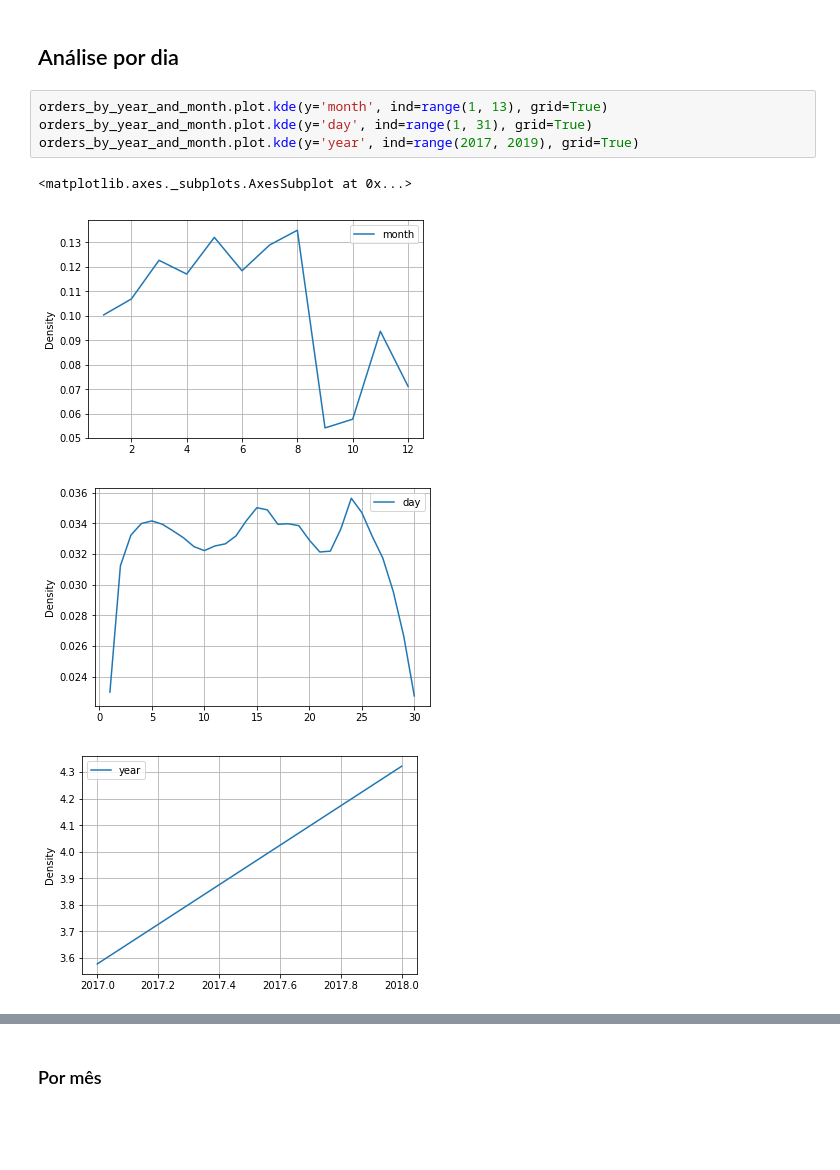
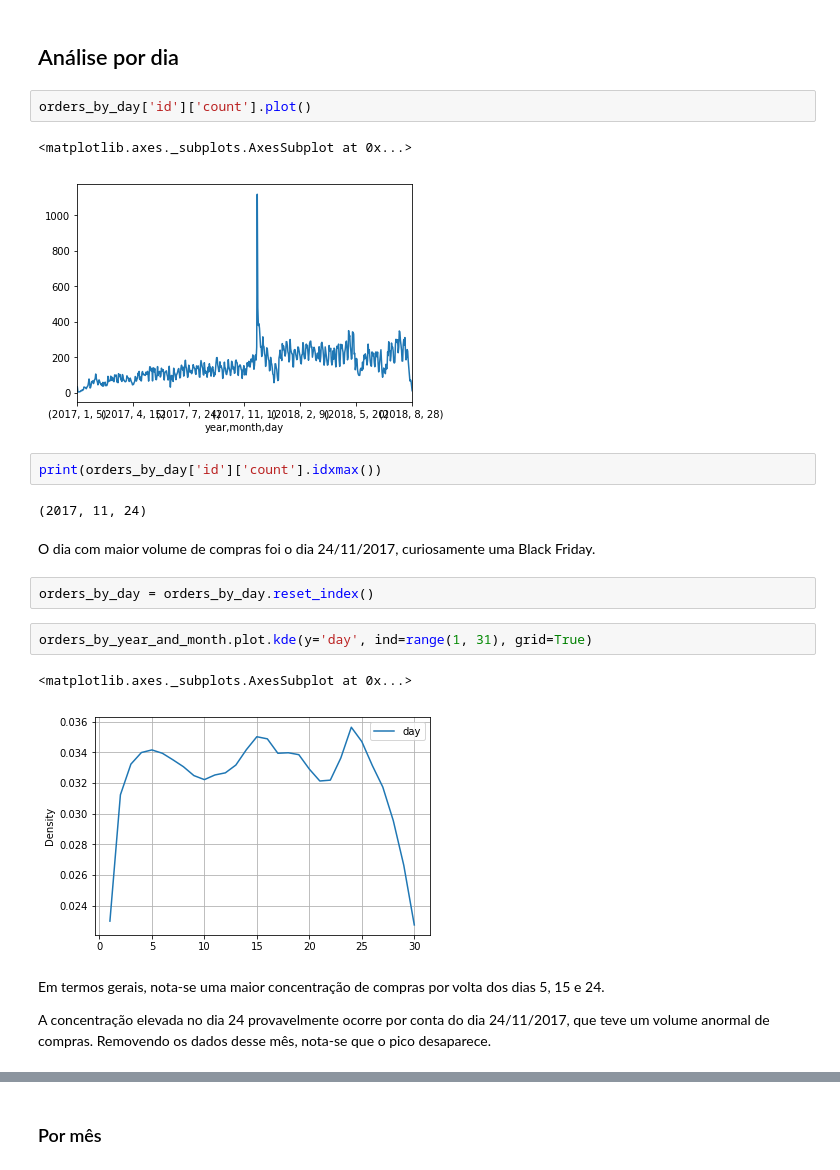
Before and after one commit to GuiBrandt/e-commerce, a Jupyter notebook: Sprint 1/Hipóteses.ipynb, the cells around one changed output, grey strips where cells are left out. Saved outputs shown, nothing was run; the diff lists cells and outputs as text; blank space fills up the shorter version.

```diff
--- a/Sprint 1/Hipóteses.ipynb
+++ b/Sprint 1/Hipóteses.ipynb
@@ -164,12 +176,25 @@ Como descobrimos com o Luan, a quantidade de dados (só 16 pontos, jan-ago 2017
 A alternativa levantada foi, então, usar dados diários ao invés de mensais.
 # %% [markdown]
 ## Análise por dia
+# %%
+orders_by_day['id']['count'].plot()
+# %% [output]
+<matplotlib.axes._subplots.AxesSubplot at 0x...>
+[figure, added]
+# %%
+print(orders_by_day['id']['count'].idxmax())
+# %% [output]
+(2017, 11, 24)
+# %% [markdown]
+O dia com maior volume de compras foi o dia 24/11/2017, curiosamente uma Black Friday.
+# %%
+orders_by_day = orders_by_day.reset_index()
 # %%
-orders_by_year_and_month.plot.kde(y='month', ind=range(1, 13), grid=True)
 orders_by_year_and_month.plot.kde(y='day', ind=range(1, 31), grid=True)
-orders_by_year_and_month.plot.kde(y='year', ind=range(2017, 2019), grid=True)
 # %% [output]
 <matplotlib.axes._subplots.AxesSubplot at 0x...>
-[figure, old version]
+[figure, new version]
-[figure, removed]
-[figure, removed]
+# %% [markdown]
+Em termos gerais, nota-se uma maior concentração de compras por volta dos dias 5, 15 e 24.
+
+A concentração elevada no dia 24 provavelmente ocorre por conta do dia 24/11/2017, que teve um volume anormal de compras. Removendo os dados desse mês, nota-se que o pico desaparece.
```
Also changed, not shown: parts of 23 cells of this notebook.
